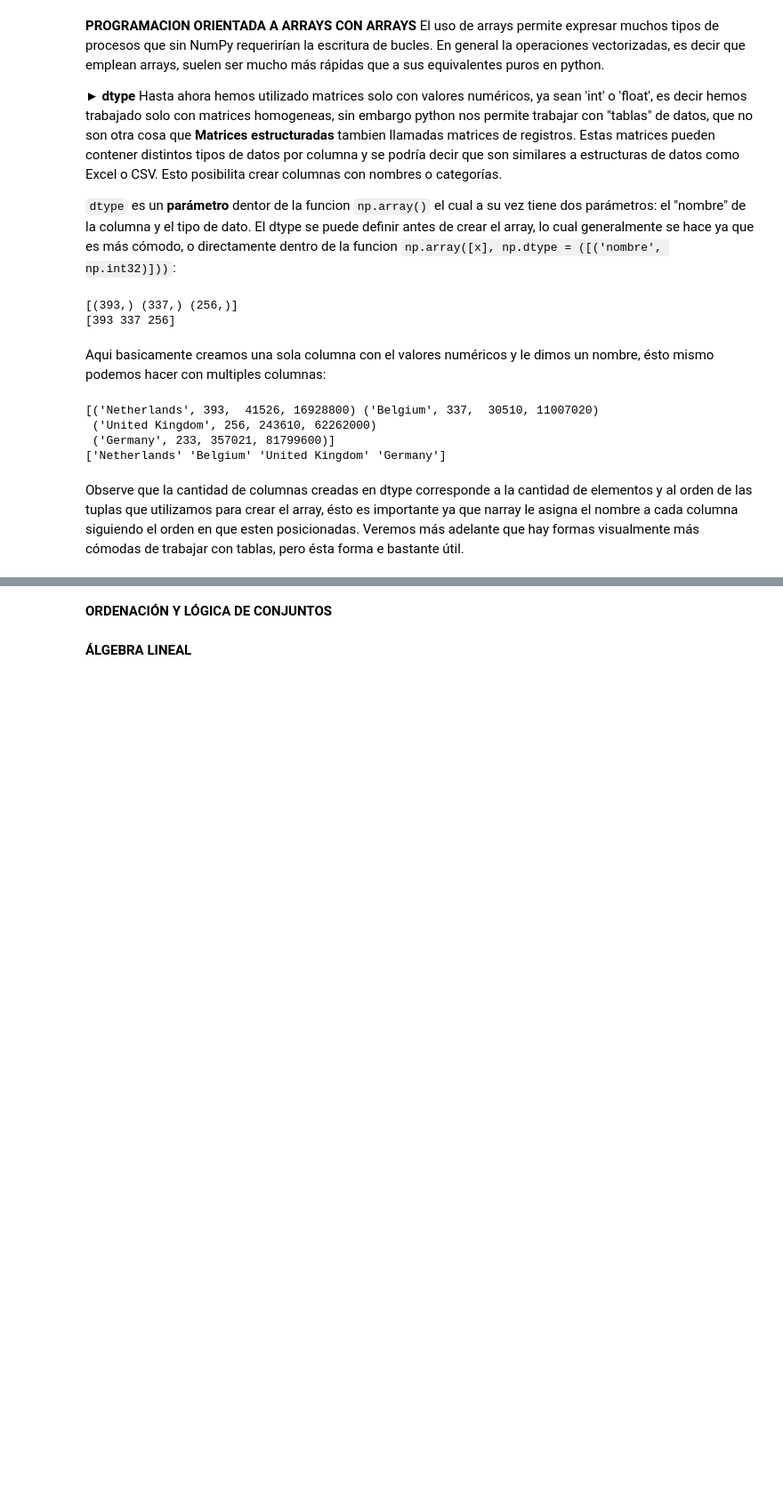
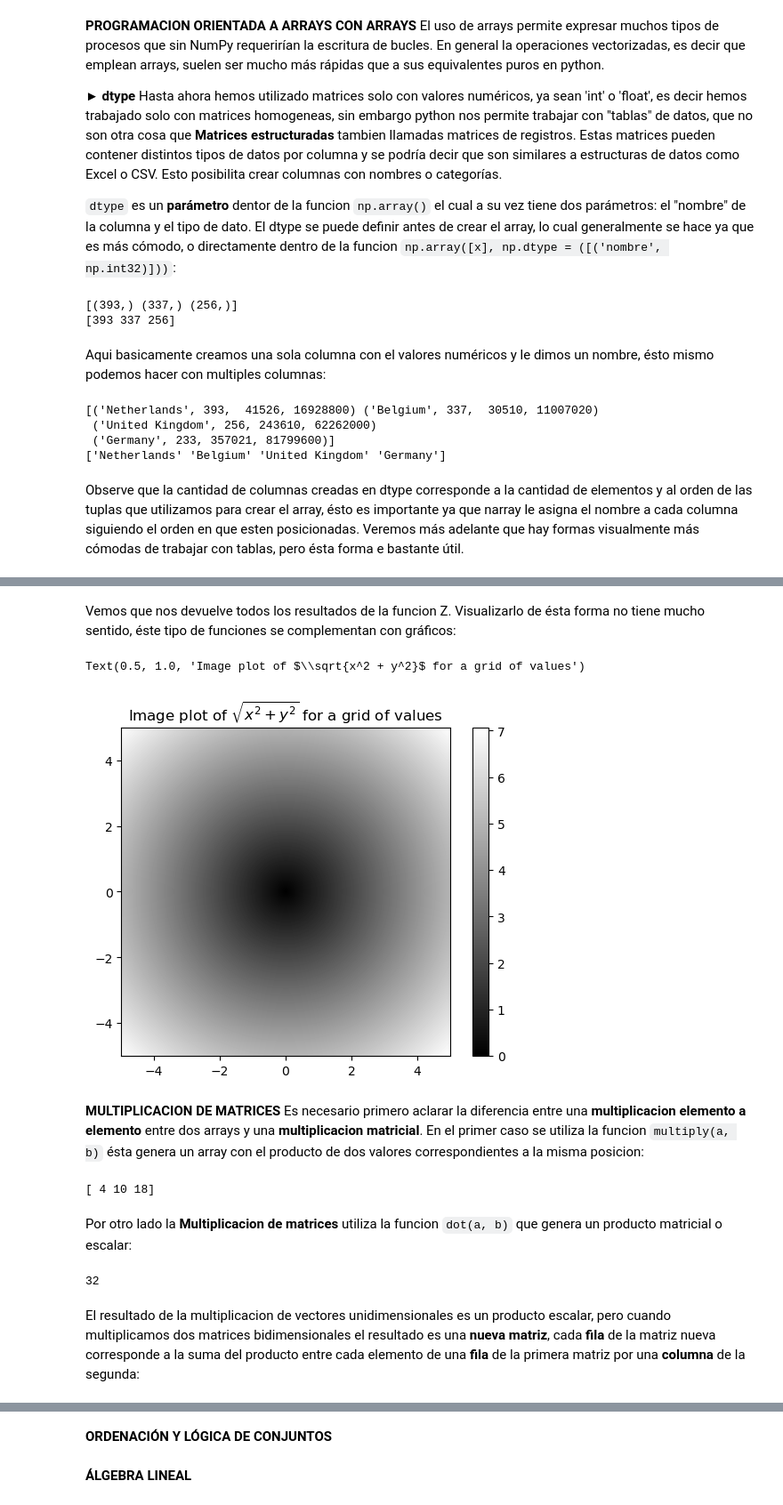
Before and after one commit to JuliBayarri/ResPythonData, a Jupyter notebook: FundNumPy.ipynb, the cells around one changed output, grey strips where cells are left out. Shown at 89% size. Saved outputs shown, nothing was run; the diff lists cells and outputs as text; code cells hidden in the pictures; blank space fills up the shorter version.

```diff
--- a/FundNumPy.ipynb
+++ b/FundNumPy.ipynb
@@ -540,0 +600,6 @@ Veremos más adelante que hay formas visualmente más cómodas de trabajar con t
+# %%
+points = np.arange(-5, 5, 0.01)
+
+xs, ys = np.meshgrid(points, points)
+
+xs
@@ -540,0 +614,5 @@ Veremos más adelante que hay formas visualmente más cómodas de trabajar con t
+# %%
+# Evaluar una función z = x^2 + y^2
+z = np.sqrt(xs ** 2 + ys ** 2)
+
+print("z:\n", z)
@@ -540,0 +628,30 @@ Veremos más adelante que hay formas visualmente más cómodas de trabajar con t
+# %% [markdown]
+Vemos que nos devuelve todos los resultados de la funcion Z. Visualizarlo de ésta forma no tiene mucho sentido, éste tipo de funciones se complementan con gráficos:
+# %%
+import matplotlib.pyplot as plt
+plt.imshow(z, cmap=plt.cm.gray, extent=[-5, 5, -5, 5])
+plt.colorbar()
+plt.title("Image plot of $\sqrt{x^2 + y^2}$ for a grid of values")
+# %% [output]
+Text(0.5, 1.0, 'Image plot of $\\sqrt{x^2 + y^2}$ for a grid of values')
+[figure, added]
+# %% [markdown]
+**MULTIPLICACION DE MATRICES** Es necesario primero aclarar la diferencia entre una **multiplicacion elemento a elemento** entre dos arrays y una **multiplicacion matricial**. En el primer caso se utiliza la funcion ``multiply(a, b)`` ésta genera un array con el producto de dos valores correspondientes a la misma posicion:
+# %%
+a = np.array([1, 2, 3])
+b = np.array([4, 5, 6])
+result = np.multiply(a, b)
+print(result)
+# %% [output]
+[ 4 10 18]
+# %% [markdown]
+Por otro lado la **Multiplicacion de matrices** utiliza la funcion ``dot(a, b)`` que genera un producto matricial o escalar:
+# %%
+a = np.array([1, 2, 3])
+b = np.array([4, 5, 6])
+result = np.dot(a, b)  # (1*4 + 2*5 + 3*6)
+print(result)
+# %% [output]
+32
+# %% [markdown]
+El resultado de la multiplicacion de vectores unidimensionales es un producto escalar, pero cuando multiplicamos dos matrices bidimensionales el resultado es una **nueva matriz**, cada **fila** de la matriz nueva corresponde a la suma del producto entre cada elemento de una **fila** de la primera matriz por una **columna** de la segunda:
```
Also changed, not shown: parts of 26 cells of this notebook.
